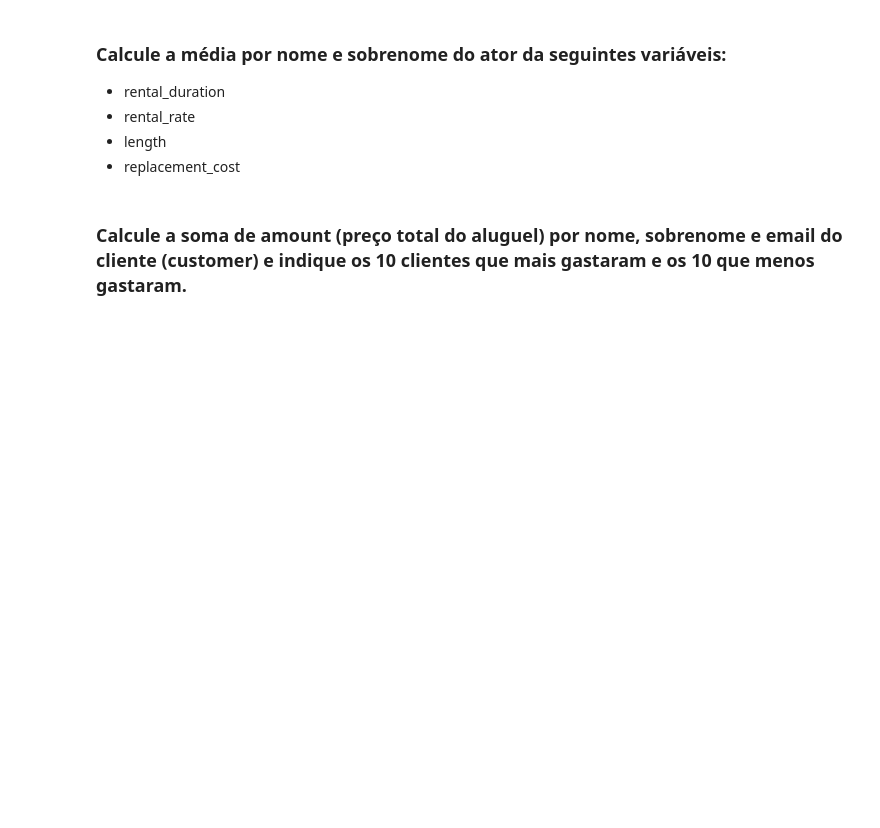
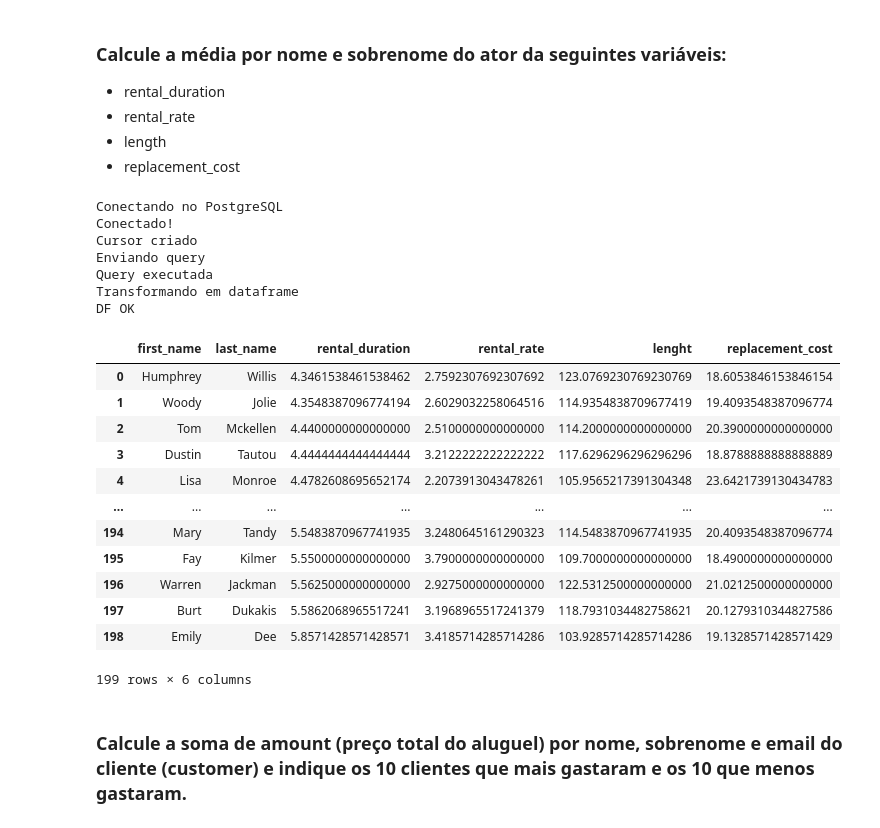
Before and after one commit to RodrigoMasterDS/EBAC_Cientista_de_Dados, a Jupyter notebook: Modulo 21 - PostgreSQL/Mod21 - Atividade 3.ipynb, the cells around one changed output. Saved outputs shown, nothing was run; the diff lists cells and outputs as text; code cells hidden in the pictures; blank space fills up the shorter version.

```diff
--- a/Modulo 21 - PostgreSQL/Mod21 - Atividade 3.ipynb
+++ b/Modulo 21 - PostgreSQL/Mod21 - Atividade 3.ipynb
@@ -12,5 +78,47 @@ Módulo 21 <br> Professor: Lucas Serra
 - rental_rate
 - length
 - replacement_cost
+# %%
+dbname = 'dvdrental'
+query = '''(SELECT
+                first_name,last_name,
+                avg(rental_duration) as rental_duration,
+                avg(rental_rate) as rental_rate,
+                avg(length) as lenght,
+                avg(replacement_cost) as replacement_cost
+            FROM actor as x
+                left join film_actor as y
+                    on x.actor_id = y.actor_id
+                left join film as z
+                    on y.film_id = z.film_id
+            GROUP BY first_name,last_name
+            ORDER BY rental_duration)'''
+
+conn = connect_to_postgres(dbname)
+data, colnames = get_results_postgres(conn, query, fetch = 'all')
+df_results = to_df(data, colnames)
+
+df_results
+# %% [output]
+Conectando no PostgreSQL
+Conectado!
+Cursor criado
+Enviando query
+Query executada
+Transformando em dataframe
+DF OK
+|  | first_name | last_name | rental_duration | rental_rate | lenght | replacement_cost |
+| 0 | Humphrey | Willis | 4.3461538461538462 | 2.7592307692307692 | 123.0769230769230769 | 18.6053846153846154 |
+| 1 | Woody | Jolie | 4.3548387096774194 | 2.6029032258064516 | 114.9354838709677419 | 19.4093548387096774 |
+| 2 | Tom | Mckellen | 4.4400000000000000 | 2.5100000000000000 | 114.2000000000000000 | 20.3900000000000000 |
+| 3 | Dustin | Tautou | 4.4444444444444444 | 3.2122222222222222 | 117.6296296296296296 | 18.8788888888888889 |
+| 4 | Lisa | Monroe | 4.4782608695652174 | 2.2073913043478261 | 105.9565217391304348 | 23.6421739130434783 |
+| ... | ... | ... | ... | ... | ... | ... |
+| 194 | Mary | Tandy | 5.5483870967741935 | 3.2480645161290323 | 114.5483870967741935 | 20.4093548387096774 |
+| 195 | Fay | Kilmer | 5.5500000000000000 | 3.7900000000000000 | 109.7000000000000000 | 18.4900000000000000 |
+| 196 | Warren | Jackman | 5.5625000000000000 | 2.9275000000000000 | 122.5312500000000000 | 21.0212500000000000 |
+| 197 | Burt | Dukakis | 5.5862068965517241 | 3.1968965517241379 | 118.7931034482758621 | 20.1279310344827586 |
+| 198 | Emily | Dee | 5.8571428571428571 | 3.4185714285714286 | 103.9285714285714286 | 19.1328571428571429 |
+199 rows × 6 columns
 # %% [markdown]
 ### Calcule a soma de amount (preço total do aluguel) por nome, sobrenome e email do cliente (customer) e indique os 10 clientes que mais gastaram e os 10 que menos gastaram.
```
Also changed, not shown: parts of 3 cells of this notebook.
